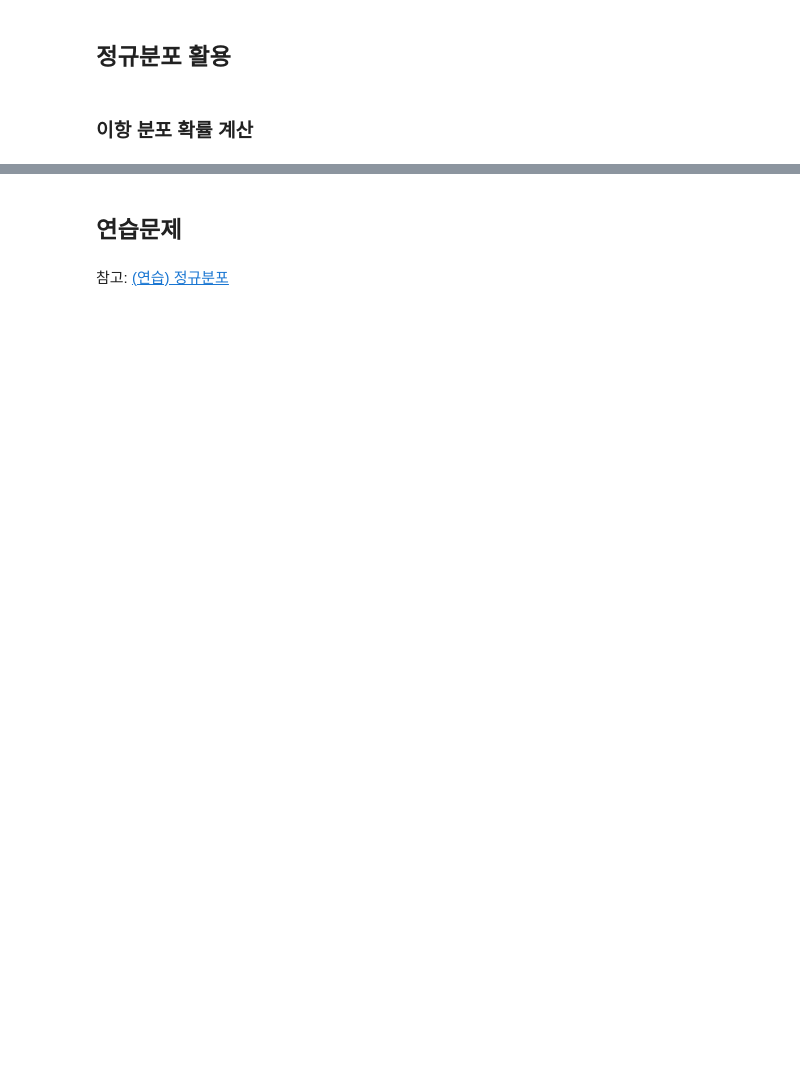
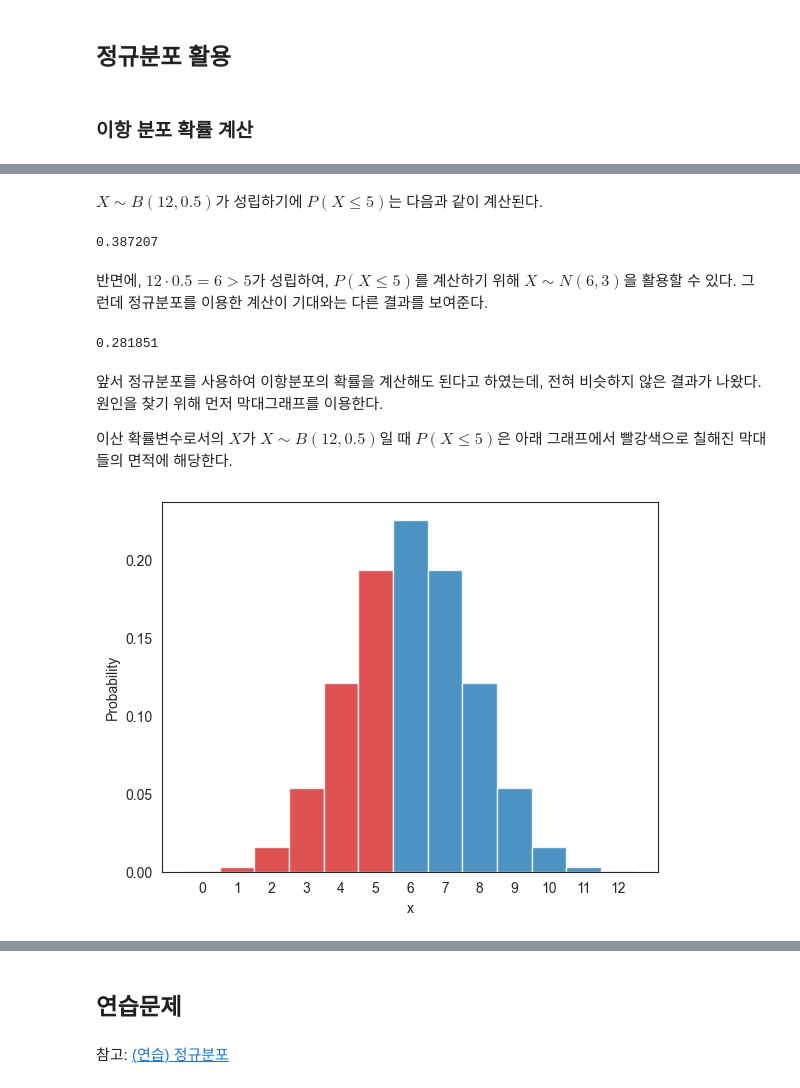
Before and after one commit to codingalzi/DataSci, a Jupyter notebook: jupyter-book/_build/jupyter_execute/normal_distribution.ipynb, the cells around one changed output, grey strips where cells are left out. Saved outputs shown, nothing was run; the diff lists cells and outputs as text; code cells hidden in the pictures; blank space fills up the shorter version.

```diff
--- a/jupyter-book/_build/jupyter_execute/normal_distribution.ipynb
+++ b/jupyter-book/_build/jupyter_execute/normal_distribution.ipynb
@@ -836,0 +836,7 @@ $$
+# %%
+from scipy.stats import binom
+
+n = 12
+p = 0.5
+
+X_12 = binom(n, p)
@@ -836,0 +845,37 @@ $$
+# %% [markdown]
+$X \sim B(12, 0.5)$가 성립하기에 $P(X \leq 5)$는 다음과 같이 계산된다.
+# %%
+P_less5 = X_12.cdf(5)
+P_less5
+# %% [output]
+0.387207
+# %% [markdown]
+반면에, $12 \cdot 0.5 = 6 > 5$가 성립하여, $P(X \le 5)$를 계산하기 위해
+$X \sim N(6,3)$을 활용할 수 있다.
+그런데 정규분포를 이용한 계산이 기대와는 다른 결과를 보여준다.
+# %%
+F_gaussian(5, 6, np.sqrt(3))
+# %% [output]
+0.281851
+# %% [markdown]
+앞서 정규분포를 사용하여 이항분포의 확률을 계산해도 된다고 하였는데,
+전혀 비슷하지 않은 결과가 나왔다.
+원인을 찾기 위해 먼저 막대그래프를 이용한다.
+
+이산 확률변수로서의 $X$가 $X \sim B(12, 0.5)$일 때
+$P(X \leq 5)$은 아래 그래프에서 빨강색으로 칠해진 막대들의 면적에 해당한다.
+# %%
+fig, ax = plt.subplots(1, 1)
+
+# 이항분포 확률 질량 함수 그래프
+x1 = range(13)
+bar_colors = ['tab:red']*6 + ['tab:blue']*7
+z = ax.bar(x1, X_12.pmf(x1), color=bar_colors, width=1., alpha=.8)
+
+ax.set_xticks(range(0, 13))
+ax.set_xlabel('x')
+ax.set_ylabel('Probability')
+
+plt.show()
+# %% [output]
+[figure, added]
```
Also changed, not shown: parts of 132 cells of this notebook, 54 other files.
